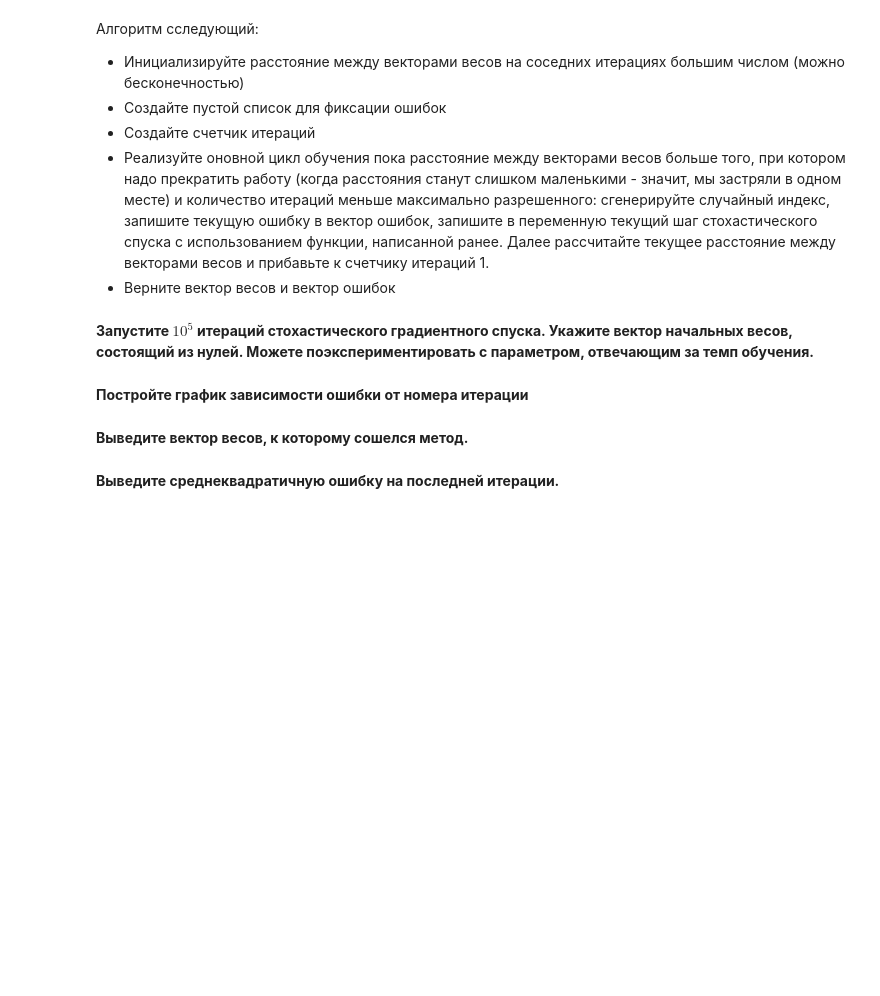
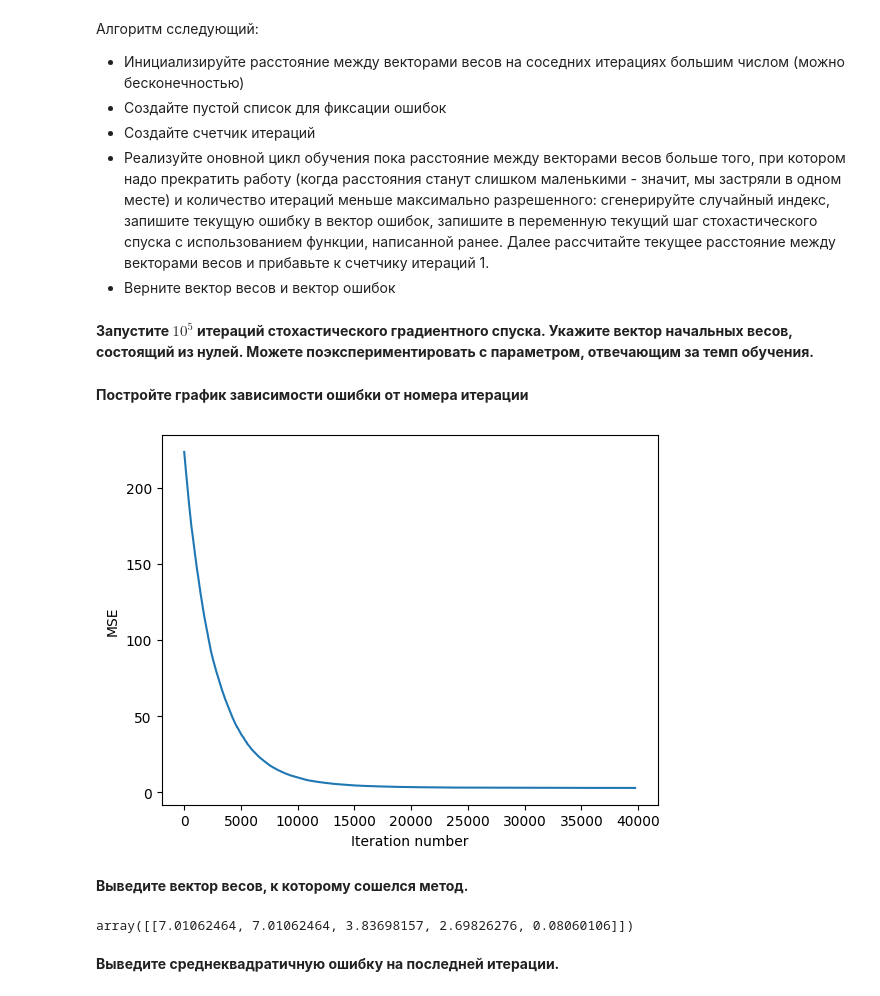
Before and after one commit to trigubov/DW_data_science_ls1, a Jupyter notebook: Skillfactory/Math&ML-6/Практика_Оптимизация.ipynb, the cells around one changed output. Drawn from its saved outputs; the diff is of its cells as text; code cells hidden in the pictures; blank space fills up the shorter version.

```diff
--- a/Skillfactory/Math&ML-6/Практика_Оптимизация.ipynb
+++ b/Skillfactory/Math&ML-6/Практика_Оптимизация.ipynb
@@ -158,3 +190,15 @@ X = np.hstack([np.ones(X.shape[0]).reshape(-1, 1), X])
+# %%
+def lin_pred(
+        X_:np.ndarray,
+        w_:np.ndarray
+    ) -> np.ndarray:
+
+    # преобразуем вектор в одномерный массив
+    w_ = w_.reshape(-1, 1)
+
+    # получаем вектор прогнозов линейной модели,
+    # преобразуем в одномерный массив
+    return (X_ @ w_).reshape(-1, 1)
 # %% [markdown]
 **Создайте функцию *stoch_grad_step* для реализации шага стохастического градиентного спуска. (1.5 балла)
 Функция должна принимать на вход следующие аргументы:**
@@ -178,3 +220,21 @@ $$\Large w_j \leftarrow w_j - \frac{2\eta}{\ell} \sum_{i=1}^\ell{{x_{ij}((w_0 +
+# %%
+
+def stoch_grad_step(
+        X_:np.ndarray,
+        y_:np.ndarray,
+        w_:np.ndarray,
+        train_ind:int,
+        eta:float
+    ) -> np.ndarray:
+
+    # вычисляем разницу между предсказанным и реальным значением
+    diff = lin_pred(X_[train_ind], w_) - y_[train_ind]
+
+    # вычисляем направление изменения весов модели
+    direction = X_[train_ind, :] * 2 * diff / len(y_)
+
+    # обновляем веса (коэффициенты) модели
+    return  w_ - direction * eta
 # %% [markdown]
 **Создайте функцию *stochastic_gradient_descent*, для реализации стохастического градиентного спуска (2.5 балла)**
 
@@ -206,2 +304,17 @@ $$\Large w_j \leftarrow w_j - \frac{2\eta}{\ell} \sum_{i=1}^\ell{{x_{ij}((w_0 +
+# %%
+# задаём вектор весов модели
+w = np.zeros(X.shape[1])
+
+# выполняем алгоритм стохастического градиентного спуска, получаем результаты
+w_stoch_grad_desc, mse_stoch_grad_desc = stochastic_gradient_descent(X, y, w)
+# %%
+# построим график зависимости ошибки от числа итераций
+
+plt.plot(range(len(mse_stoch_grad_desc)), mse_stoch_grad_desc)
+plt.xlabel('Iteration number')
+plt.ylabel('MSE')
+plt.show()
+# %% [output]
+[figure, added]
 # %% [markdown]
 **Выведите вектор весов, к которому сошелся метод.**
@@ -210,2 +321,6 @@ $$\Large w_j \leftarrow w_j - \frac{2\eta}{\ell} \sum_{i=1}^\ell{{x_{ij}((w_0 +
+# %%
+w_stoch_grad_desc
+# %% [output]
+array([[7.01062464, 7.01062464, 3.83698157, 2.69826276, 0.08060106]])
 # %% [markdown]
 **Выведите среднеквадратичную ошибку на последней итерации.**
```
Also changed, not shown: parts of 19 cells of this notebook, 7 other files.
